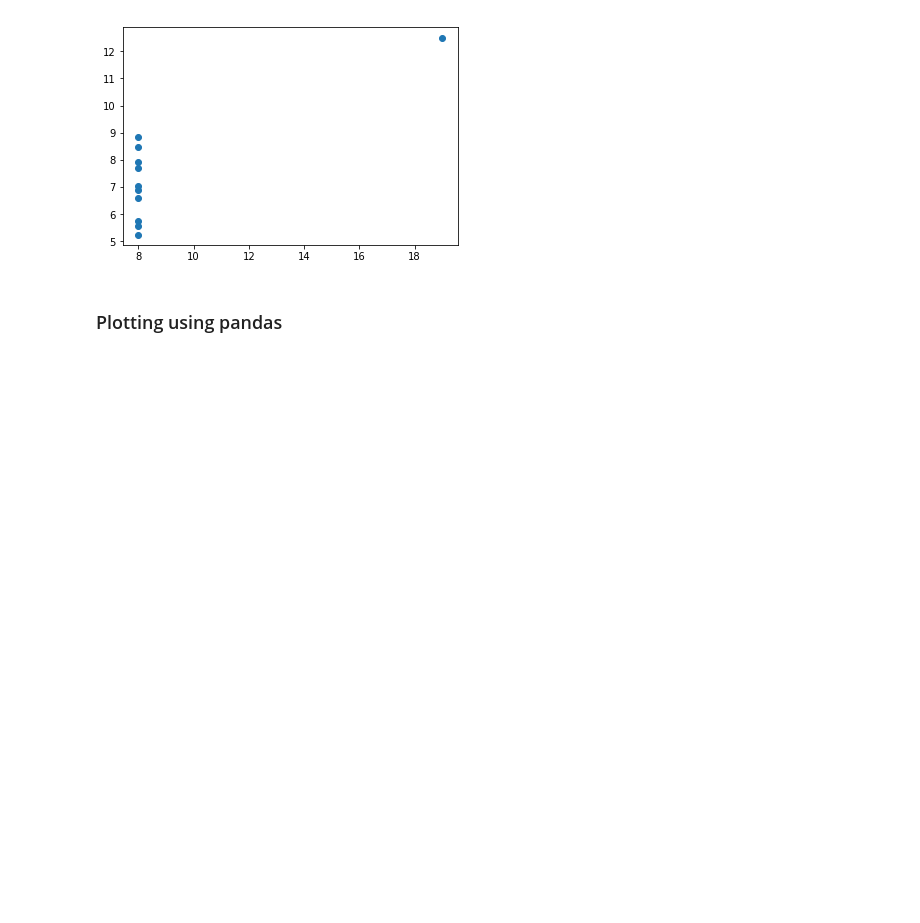
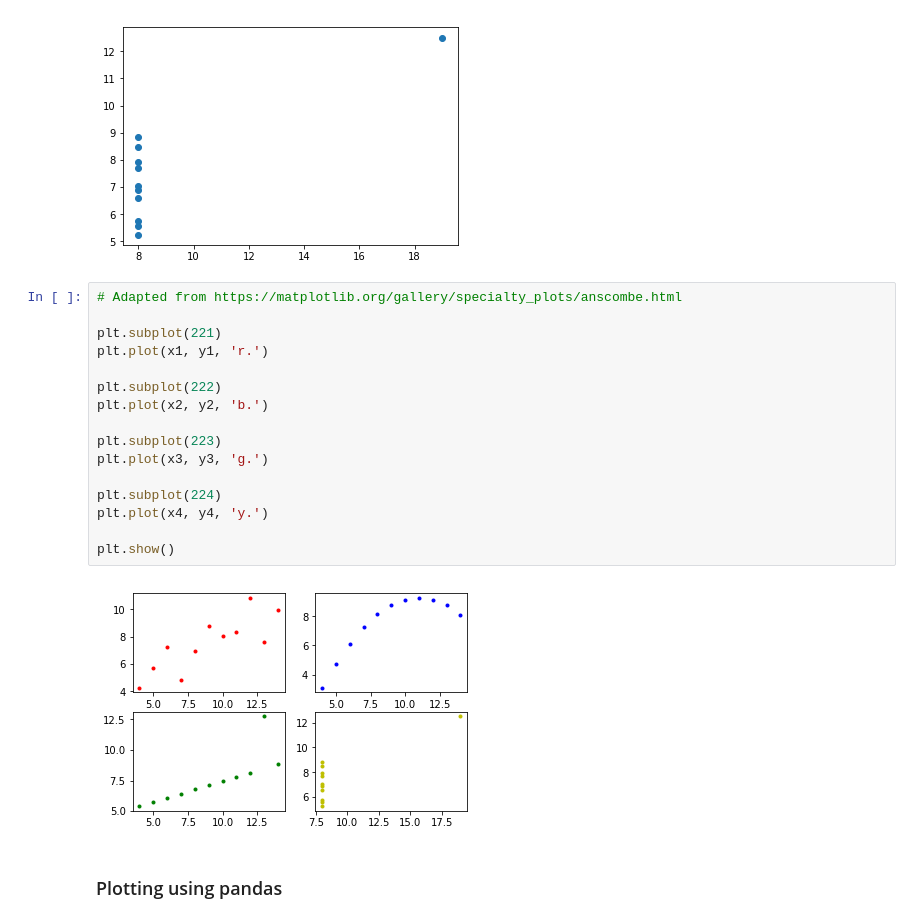
Before and after one commit to declanbarr/anscombes-quartet, a Jupyter notebook: anscombes-quartet.ipynb, the cells around one changed output. Drawn from its saved outputs; the diff is of its cells as text; blank space fills up the shorter version.

Commit message:
Added subplots

```diff
--- a/anscombes-quartet.ipynb
+++ b/anscombes-quartet.ipynb
@@ -72,6 +72,24 @@ plt.show()
 [figure]
 [figure]
 [figure]
+# %%
+# Adapted from https://matplotlib.org/gallery/specialty_plots/anscombe.html
+
+plt.subplot(221)
+plt.plot(x1, y1, 'r.')
+
+plt.subplot(222)
+plt.plot(x2, y2, 'b.')
+
+plt.subplot(223)
+plt.plot(x3, y3, 'g.')
+
+plt.subplot(224)
+plt.plot(x4, y4, 'y.')
+
+plt.show()
+# %% [output]
+[figure, added]
 # %% [markdown]
 ### Plotting using pandas
 # %%
```
Also changed, not shown: parts of 1 cell of this notebook.
